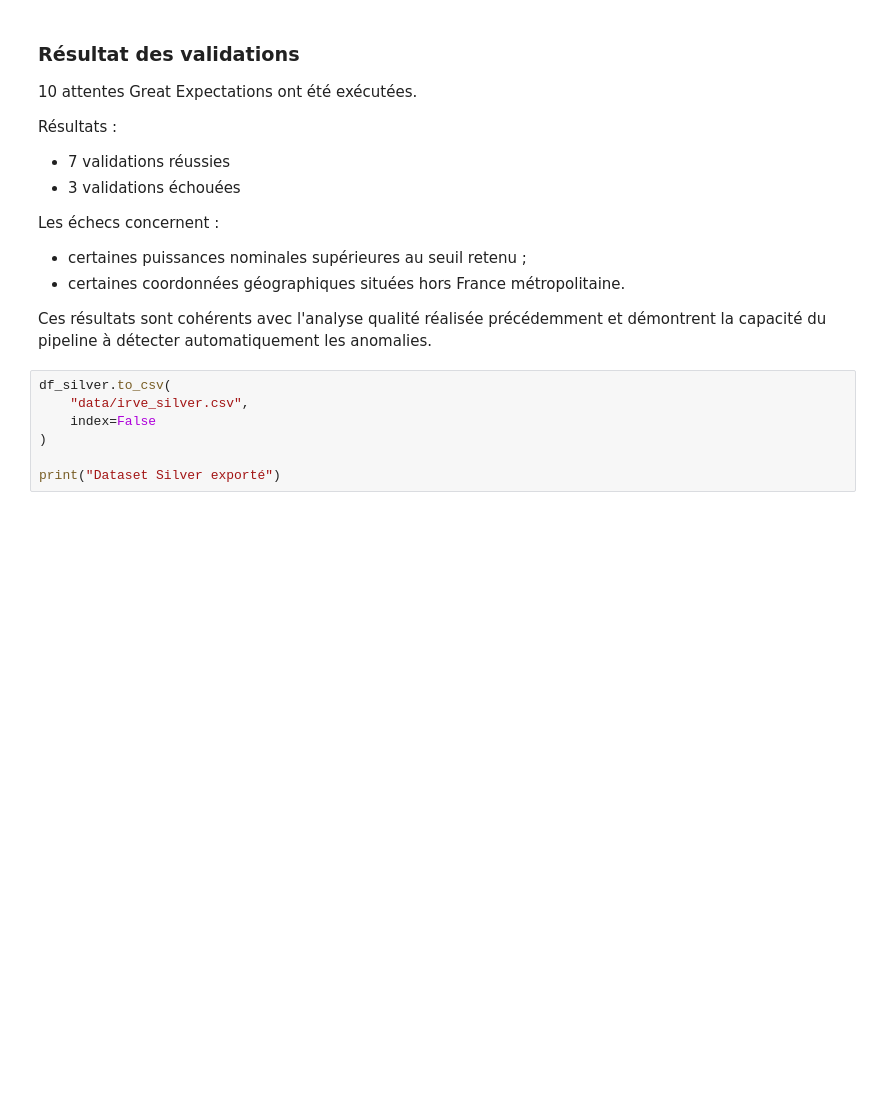
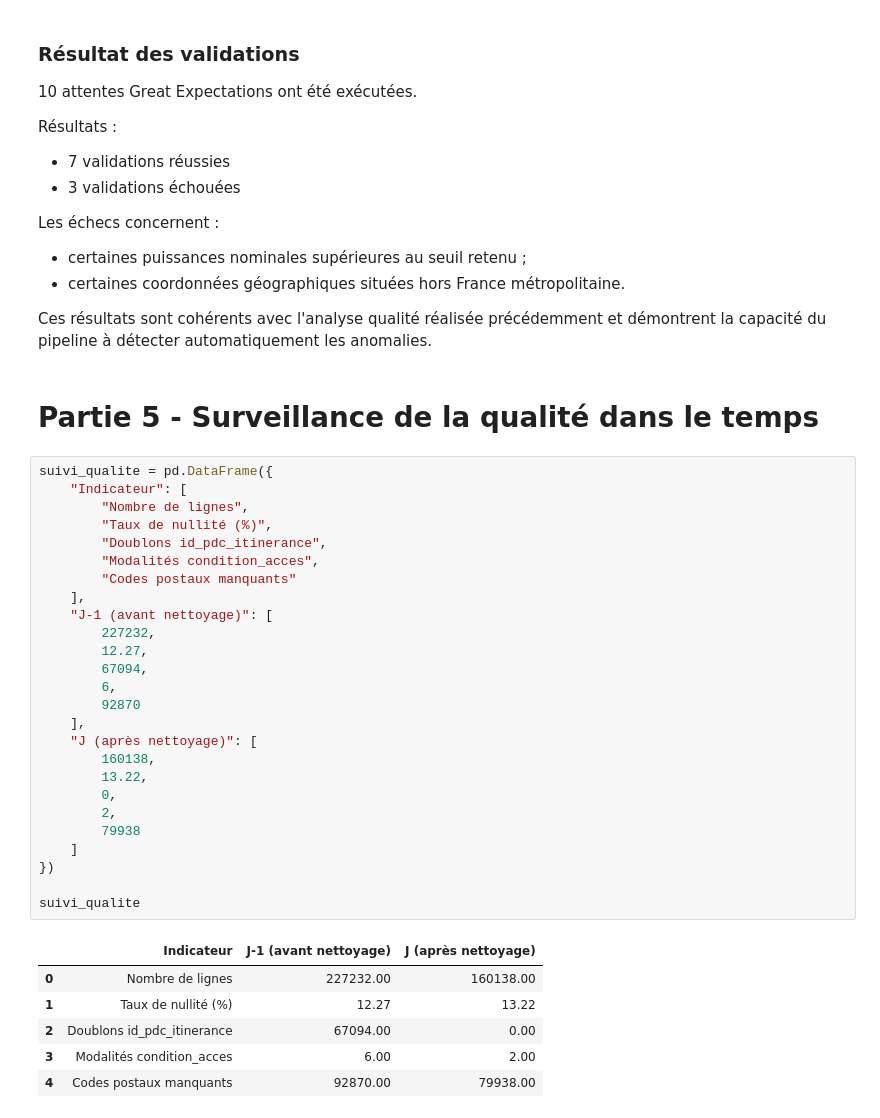
Before and after one commit to farouck98/data_quality, a Jupyter notebook: notebooks/tp_data.ipynb, the cells around one changed output. Saved outputs shown, nothing was run; the diff lists cells and outputs as text; blank space fills up the shorter version.

Commit message:
data_quality_tp

```diff
--- a/notebooks/tp_data.ipynb
+++ b/notebooks/tp_data.ipynb
@@ -1206,10 +1204,38 @@ Les échecs concernent :
 - certaines coordonnées géographiques situées hors France métropolitaine.
 
 Ces résultats sont cohérents avec l'analyse qualité réalisée précédemment et démontrent la capacité du pipeline à détecter automatiquement les anomalies.
-# %%
-df_silver.to_csv(
-    "data/irve_silver.csv",
-    index=False
-)
-
-print("Dataset Silver exporté")
+# %% [markdown]
+# Partie 5 - Surveillance de la qualité dans le temps
+# %%
+suivi_qualite = pd.DataFrame({
+    "Indicateur": [
+        "Nombre de lignes",
+        "Taux de nullité (%)",
+        "Doublons id_pdc_itinerance",
+        "Modalités condition_acces",
+        "Codes postaux manquants"
+    ],
+    "J-1 (avant nettoyage)": [
+        227232,
+        12.27,
+        67094,
+        6,
+        92870
+    ],
+    "J (après nettoyage)": [
+        160138,
+        13.22,
+        0,
+        2,
+        79938
+    ]
+})
+
+suivi_qualite
+# %% [output]
+|  | Indicateur | J-1 (avant nettoyage) | J (après nettoyage) |
+| 0 | Nombre de lignes | 227232.00 | 160138.00 |
+| 1 | Taux de nullité (%) | 12.27 | 13.22 |
+| 2 | Doublons id_pdc_itinerance | 67094.00 | 0.00 |
+| 3 | Modalités condition_acces | 6.00 | 2.00 |
+| 4 | Codes postaux manquants | 92870.00 | 79938.00 |
```
Also changed, not shown: parts of 3 cells of this notebook, 1 other file.
